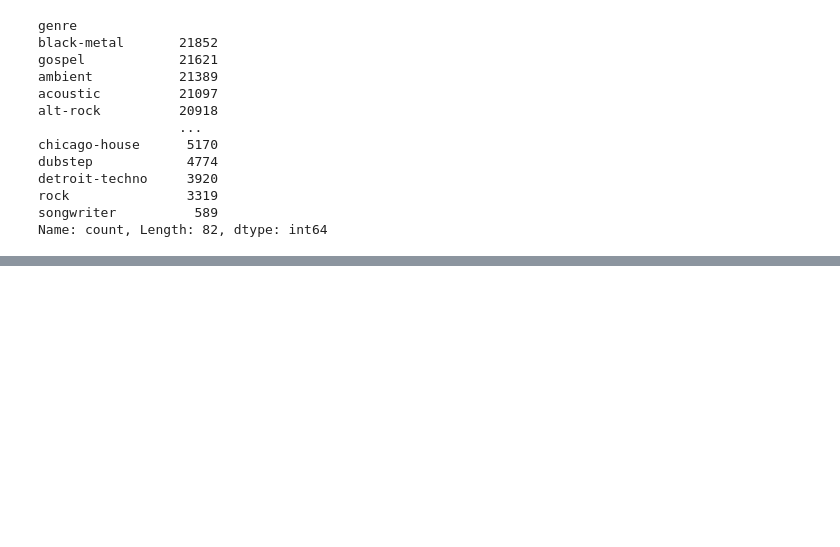
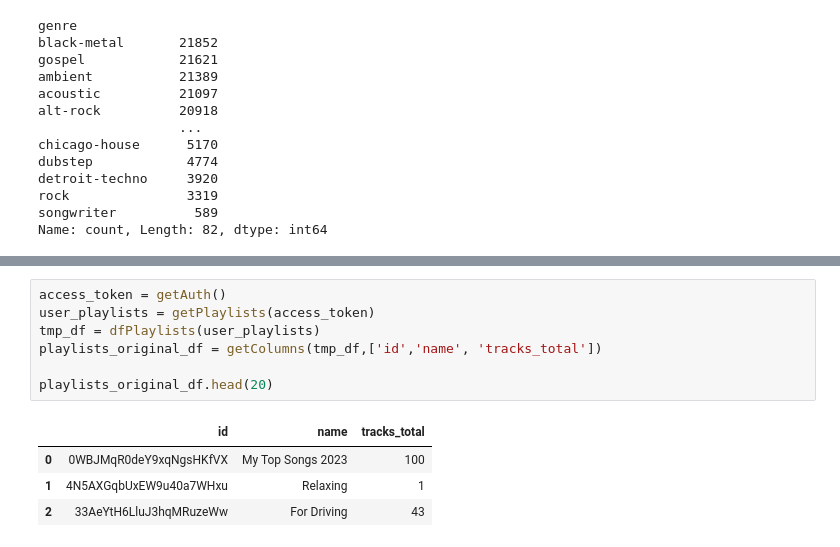
Before and after one commit to kmk9461/advanced_python, a Jupyter notebook: spotify_1mil_tracks.ipynb, the cells around one changed output, grey strips where cells are left out. Cells and saved outputs as stored; diff of their text form; blank space fills up the shorter version.

```diff
--- a/spotify_1mil_tracks.ipynb
+++ b/spotify_1mil_tracks.ipynb
@@ -132,0 +303,12 @@ visual
+# %%
+access_token = getAuth()
+user_playlists = getPlaylists(access_token)
+tmp_df = dfPlaylists(user_playlists)
+playlists_original_df = getColumns(tmp_df,['id','name', 'tracks_total'])
+
+playlists_original_df.head(20)
+# %% [output]
+|  | id | name | tracks_total |
+| 0 | 0WBJMqR0deY9xqNgsHKfVX | My Top Songs 2023 | 100 |
+| 1 | 4N5AXGqbUxEW9u40a7WHxu | Relaxing | 1 |
+| 2 | 33AeYtH6LluJ3hqMRuzeWw | For Driving | 43 |
```
Also changed, not shown: parts of 23 cells of this notebook, 3 other files.
